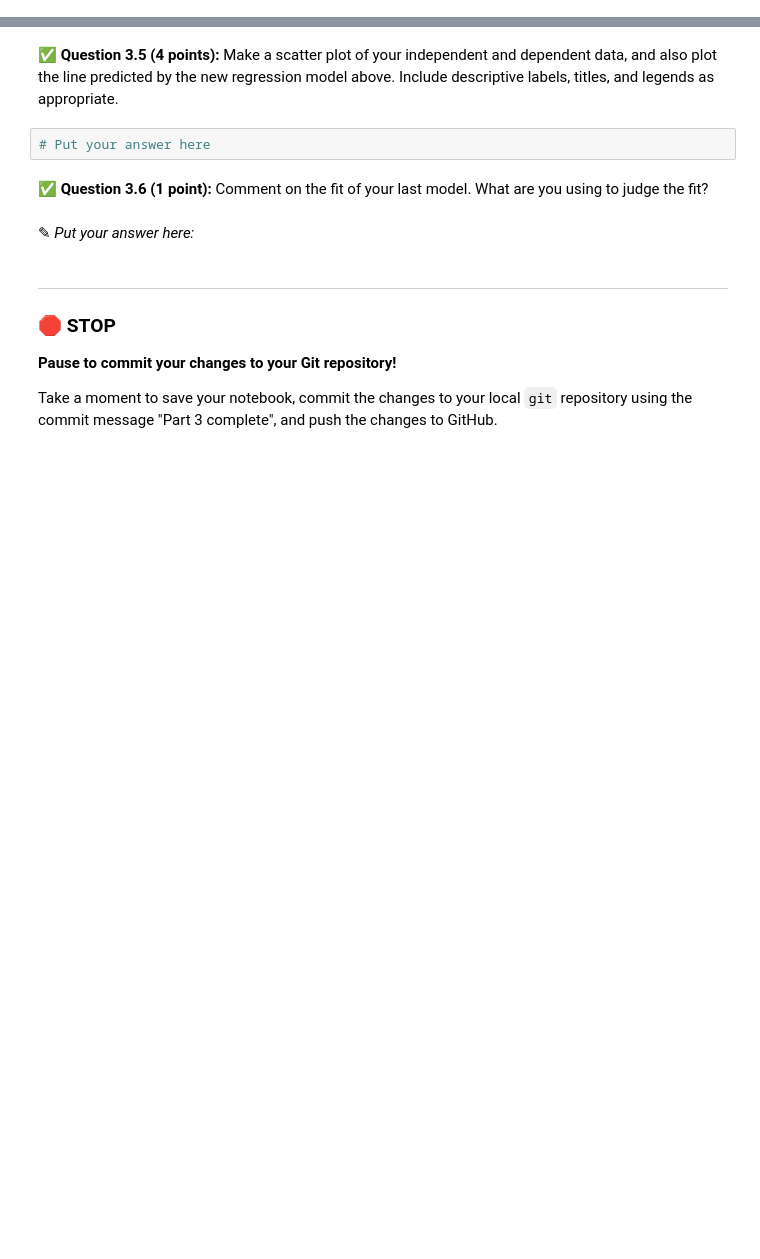
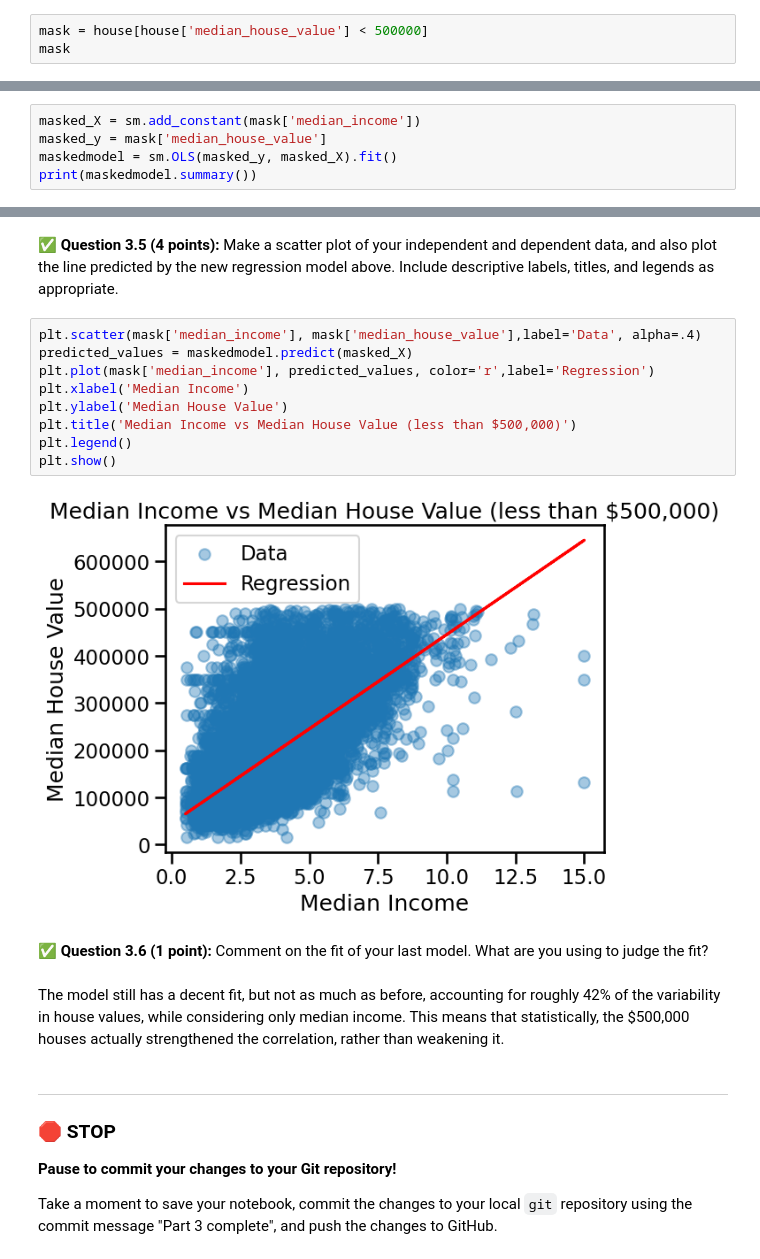
Before and after one commit to nasajoel2032/CMSE202-f25-turnin, a Jupyter notebook: hw-03/HW3.ipynb, the cells around one changed output, grey strips where cells are left out. Drawn from its saved outputs; the diff is of its cells as text; blank space fills up the shorter version.

```diff
--- a/hw-03/HW3.ipynb
+++ b/hw-03/HW3.ipynb
@@ -222,0 +252,3 @@ In this part, we'll perform some one-variable linear regression analysis on the
+# %%
+mask = house[house['median_house_value'] < 500000]
+mask
@@ -226,0 +271,5 @@ In this part, we'll perform some one-variable linear regression analysis on the
+# %%
+masked_X = sm.add_constant(mask['median_income'])
+masked_y = mask['median_house_value']
+maskedmodel = sm.OLS(masked_y, masked_X).fit()
+print(maskedmodel.summary())
@@ -227,11 +294,20 @@ In this part, we'll perform some one-variable linear regression analysis on the
 # %% [markdown]
 &#9989; **Question 3.5 (4 points):** Make a scatter plot of your independent and dependent data, and also plot the line predicted by the new regression model above. Include descriptive labels, titles, and legends as appropriate.
-# %%
-# Put your answer here
+# %%
+plt.scatter(mask['median_income'], mask['median_house_value'],label='Data', alpha=.4)
+predicted_values = maskedmodel.predict(masked_X)
+plt.plot(mask['median_income'], predicted_values, color='r',label='Regression')
+plt.xlabel('Median Income')
+plt.ylabel('Median House Value')
+plt.title('Median Income vs Median House Value (less than $500,000)')
+plt.legend()
+plt.show()
+# %% [output]
+[figure, added]
 # %% [markdown]
 &#9989; **Question 3.6 (1 point):** Comment on the fit of your last model. What are you using to judge the fit?
-# %% [markdown]
-<font size=+3>&#9998;</font> _Put your answer here:_
+# %% [markdown]
+The model still has a decent fit, but not as much as before, accounting for roughly 42% of the variability in house values, while considering only median income. This means that statistically, the $500,000 houses actually strengthened the correlation, rather than weakening it.
 # %% [markdown]
 ---
 ### &#128721; STOP
```
Also changed, not shown: parts of 11 cells of this notebook.
